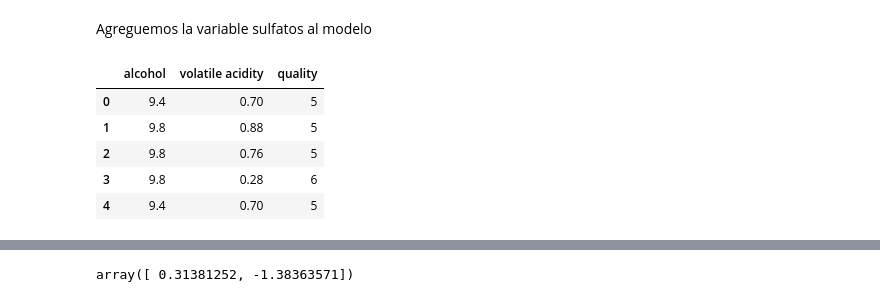
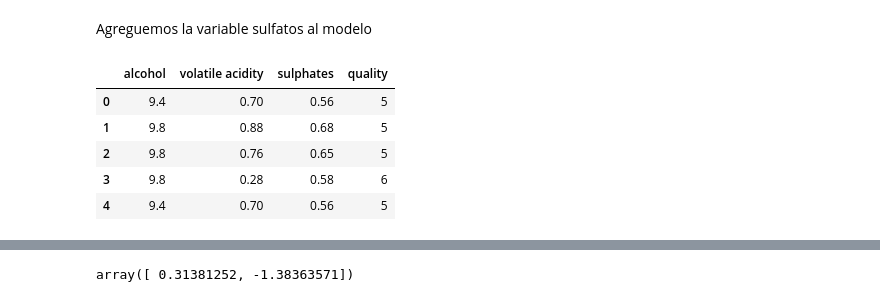
Before and after one commit to jazaineam1/Andes_ADDBD, a Jupyter notebook: Sesion11/Clase_11_Regresión_lineal.ipynb, the cells around one changed output, grey strips where cells are left out. Cells and saved outputs as stored; diff of their text form; code cells hidden in the pictures.

Commit message:
carga sesion11

```diff
--- a/Sesion11/Clase_11_Regresión_lineal.ipynb
+++ b/Sesion11/Clase_11_Regresión_lineal.ipynb
@@ -22,7 +32,7 @@ from sklearn.metrics import r2_score
 **Para esta primera parte**: trabajaremos con datos de calidad de muestras de vino tinto. Queremos enfocarnos en estudiar la calidad reportada del vino, en relación con las demás características que lo describen.
 # %%
 # De https://archive.ics.uci.edu/dataset/186/wine+quality
-datos_vino = pd.read_csv('/content/sample_data/winequality-red.csv', sep=";")
+datos_vino = pd.read_csv('https://raw.githubusercontent.com/jazaineam1/Andes_ADDBD/main/Sesion11/winequality-red.csv', sep=";")
 # %%
 datos_vino.head()
 # %% [output]
@@ -183,15 +193,15 @@ plt.show()
 # %% [markdown]
 Agreguemos la variable sulfatos al modelo
 # %%
-datos = datos_vino[['alcohol', 'volatile acidity'.'sulphates', 'quality']]
+datos = datos_vino[['alcohol', 'volatile acidity','sulphates', 'quality']]
 datos.head()
 # %% [output]
-|  | alcohol | volatile acidity | quality |
-| 0 | 9.4 | 0.70 | 5 |
-| 1 | 9.8 | 0.88 | 5 |
-| 2 | 9.8 | 0.76 | 5 |
-| 3 | 9.8 | 0.28 | 6 |
-| 4 | 9.4 | 0.70 | 5 |
+|  | alcohol | volatile acidity | sulphates | quality |
+| 0 | 9.4 | 0.70 | 0.56 | 5 |
+| 1 | 9.8 | 0.88 | 0.68 | 5 |
+| 2 | 9.8 | 0.76 | 0.65 | 5 |
+| 3 | 9.8 | 0.28 | 0.58 | 6 |
+| 4 | 9.4 | 0.70 | 0.56 | 5 |
 # %%
 # Ajuste del modelo multivariado
 #                    Y = b0 + b1*X1 + b2*X2 + e
```
Also changed, not shown: parts of 7 cells of this notebook, 3 other files.
